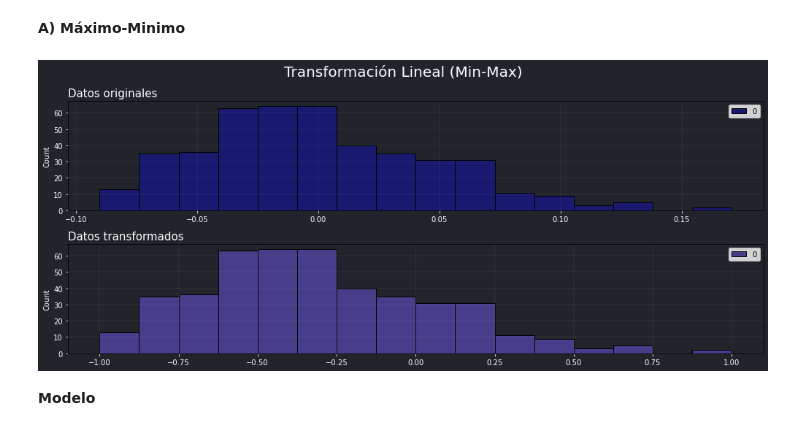
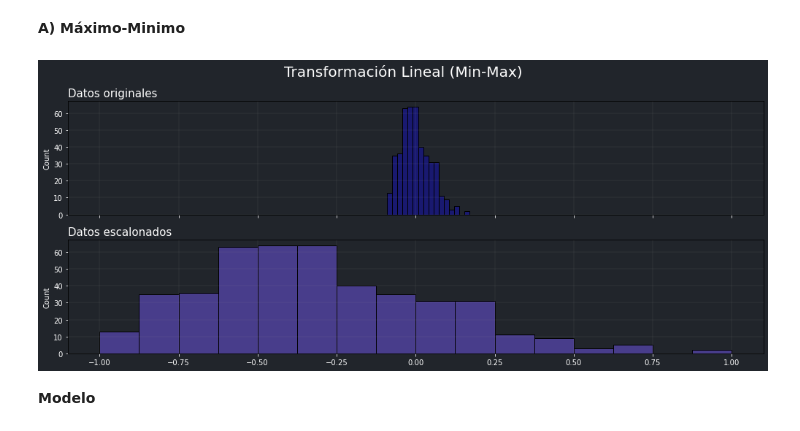
Before and after one commit to JuanFeA98/Estadistica_Probabilidad, a Jupyter notebook: Estadistica_Descriptiva/03. Procesamiento de datos.ipynb, the cells around one changed output. Cells and saved outputs as stored; diff of their text form; code cells hidden in the pictures.

```diff
--- a/Estadistica_Descriptiva/03. Procesamiento de datos.ipynb
+++ b/Estadistica_Descriptiva/03. Procesamiento de datos.ipynb
@@ -72,36 +80,38 @@ scaled = (2*raw - max_raw -min_raw)/(max_raw - min_raw)
 # %%
-fig, ax = plt.subplots(2,1, figsize=(14, 6))
+fig, ax = plt.subplots(2,1, figsize=(14, 6), sharex=True)
 
 fig.suptitle('Transformación Lineal (Min-Max)', color='white', fontsize=20)
 
 fig.patch.set_facecolor('#21252b')
 
 # Primer gráfico
 sns.histplot(raw, ax=ax[0], facecolor='MidnightBlue')
 ax[0].set_title('Datos originales', color='white', fontsize=15, loc='left')
 
 ax[0].set_facecolor('#21252b')
 ax[0].grid(linewidth=0.1)
+ax[0].get_legend().remove()
 
 ax[0].yaxis.label.set_color('white')
 ax[0].tick_params(axis='x', labelcolor='white', color='white')
 ax[0].tick_params(axis='y', labelcolor='white', color='white')
 
 # Segundo gráfico
 sns.histplot(scaled, ax=ax[1], facecolor='DarkSlateBlue')
-ax[1].set_title('Datos transformados', color='white', fontsize=15, loc='left')
+ax[1].set_title('Datos escalonados', color='white', fontsize=15, loc='left')
 
 ax[1].set_facecolor('#21252b')
 ax[1].grid(linewidth=0.1)
+ax[1].get_legend().remove()
 
 ax[1].yaxis.label.set_color('white')
 ax[1].tick_params(axis='x', labelcolor='white', color='white')
 ax[1].tick_params(axis='y', labelcolor='white', color='white')
 
 fig.tight_layout()
 plt.show()
 # %% [output]
-[figure, old version]
+[figure, new version]
 # %% [markdown]
 **Modelo**
 # %%
```
Also changed, not shown: parts of 13 cells of this notebook.
